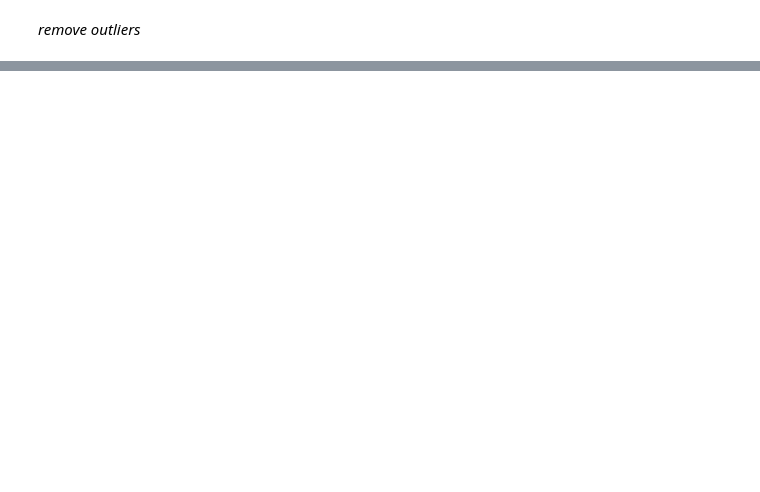
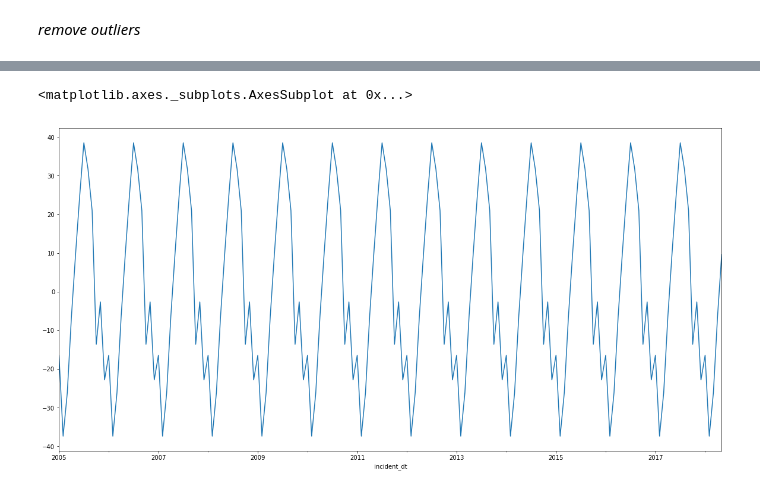
Before and after one commit to lotusflyer/ash_pub_safety, a Jupyter notebook: seasonal_effects.ipynb, the cells around one changed output, grey strips where cells are left out. Saved outputs shown, nothing was run; the diff lists cells and outputs as text; code cells hidden in the pictures; blank space fills up the shorter version.

```diff
--- a/seasonal_effects.ipynb
+++ b/seasonal_effects.ipynb
@@ -74,0 +92,5 @@ X.plot(style='r.')
+# %%
+s_model.seasonal.plot()
+# %% [output]
+<matplotlib.axes._subplots.AxesSubplot at 0x...>
+[figure, added]
```
Also changed, not shown: parts of 31 cells of this notebook.
